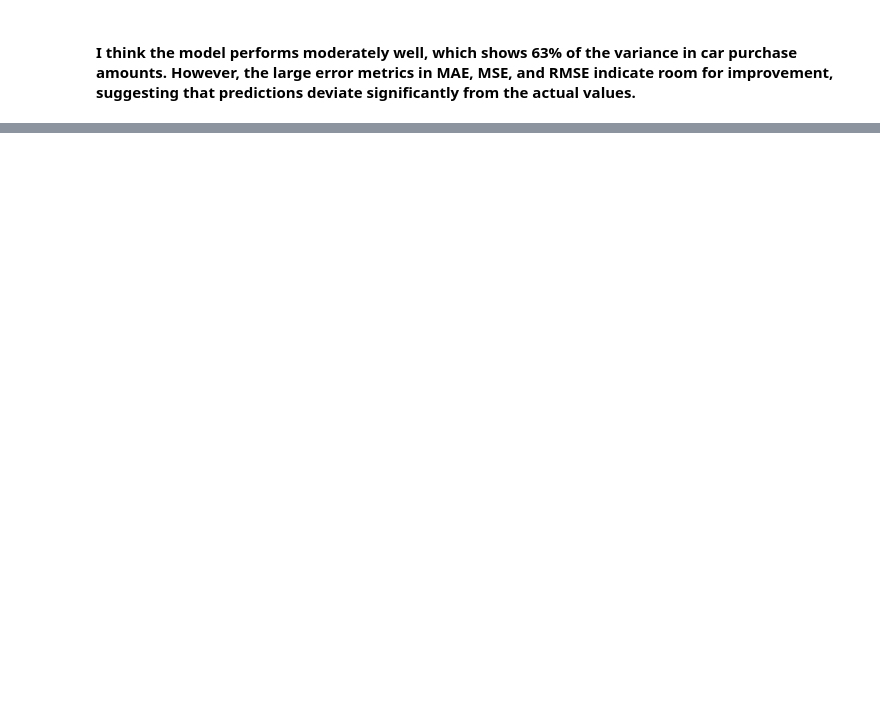
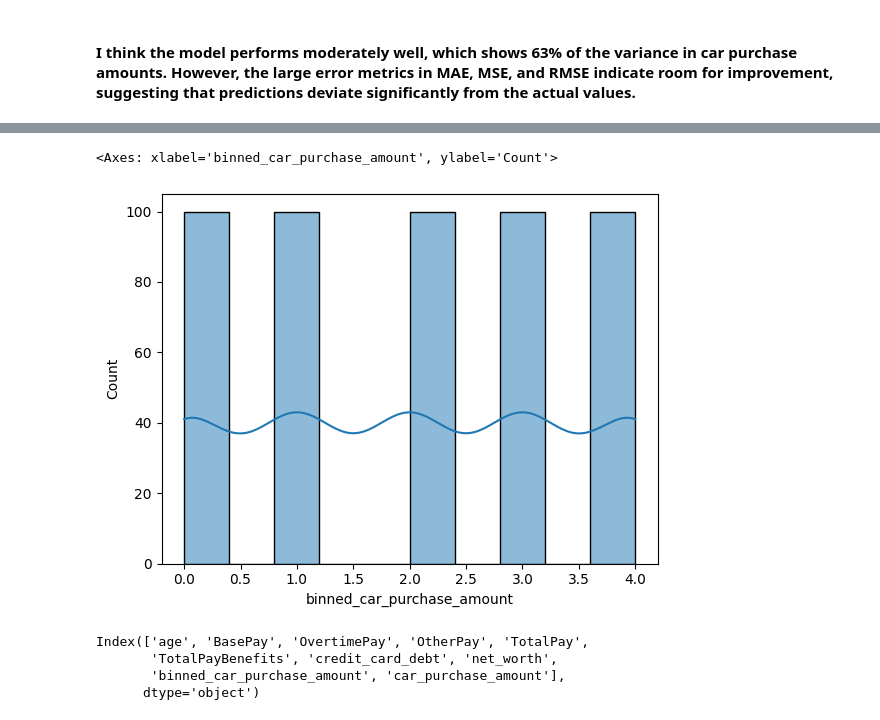
Before and after one commit to adewunmi2/AdvDataAnalytics2024, a Jupyter notebook: ExerciseProject3/Ex_classification_autoencoders.ipynb, the cells around one changed output, grey strips where cells are left out. Cells and saved outputs as stored; diff of their text form; code cells hidden in the pictures; blank space fills up the shorter version.

```diff
--- a/ExerciseProject3/Ex_classification_autoencoders.ipynb
+++ b/ExerciseProject3/Ex_classification_autoencoders.ipynb
@@ -334,0 +350,18 @@ Explained variance score:
+# %%
+from sklearn.impute import SimpleImputer
+
+target = 'car_purchase_amount'
+
+# Impute missing values with the median
+imputer = SimpleImputer(strategy='median')
+df[target] = imputer.fit_transform(df[[target]])
+
+# Check if missing values are handled
+print(f"Missing values after median imputation: {df[target].isnull().sum()}")
+
+# If still missing values exist, impute with the most frequent value
+imputer = SimpleImputer(strategy='most_frequent')
+df[target] = imputer.fit_transform(df[[target]])
+
+# Check again if any missing values remain
+print(f"Missing values after most frequent imputation: {df[target].isnull().sum()}")
@@ -334,0 +444,2 @@ Explained variance score:
+# %%
+df_resampled['car_purchase_amount'] = df['car_purchase_amount']
@@ -334,0 +451,17 @@ Explained variance score:
+# %%
+# this is to check if new distribution,
+# closer to balanced
+# the bin 2 skewed towards left though
+# sns.histplot(data=df_resampled, x="car_purchase_amount", kde=True)
+# sns.histplot(data=df, x="car_purchase_amount", kde=True)
+sns.histplot(data=df_resampled, x="binned_car_purchase_amount", kde=True)
+# %% [output]
+<Axes: xlabel='binned_car_purchase_amount', ylabel='Count'>
+[figure, added]
+# %%
+print(df_resampled.columns)
+# %% [output]
+Index(['age', 'BasePay', 'OvertimePay', 'OtherPay', 'TotalPay',
+       'TotalPayBenefits', 'credit_card_debt', 'net_worth',
+       'binned_car_purchase_amount', 'car_purchase_amount'],
+      dtype='object')
```
Also changed, not shown: parts of 19 cells of this notebook, 1 other file.
